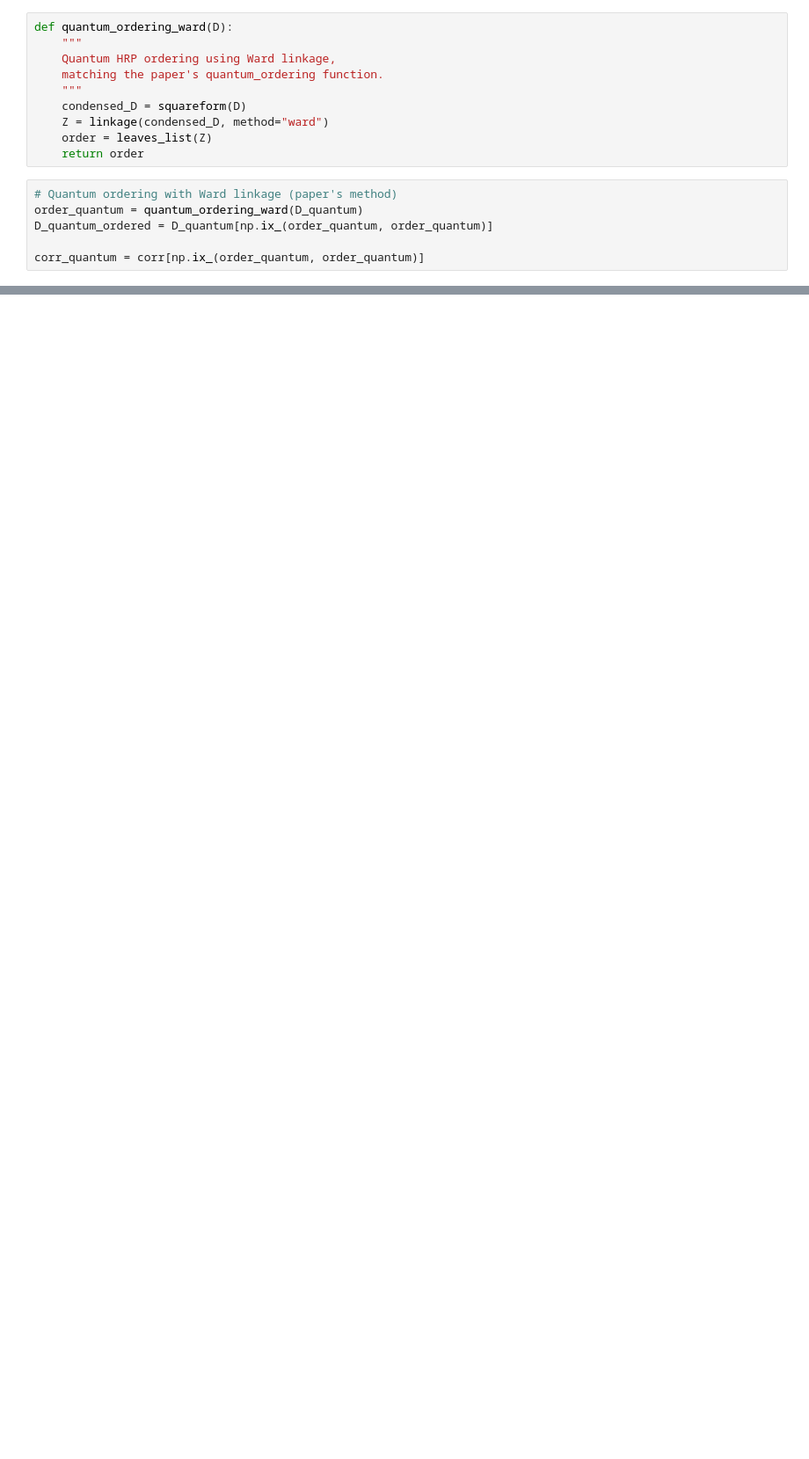
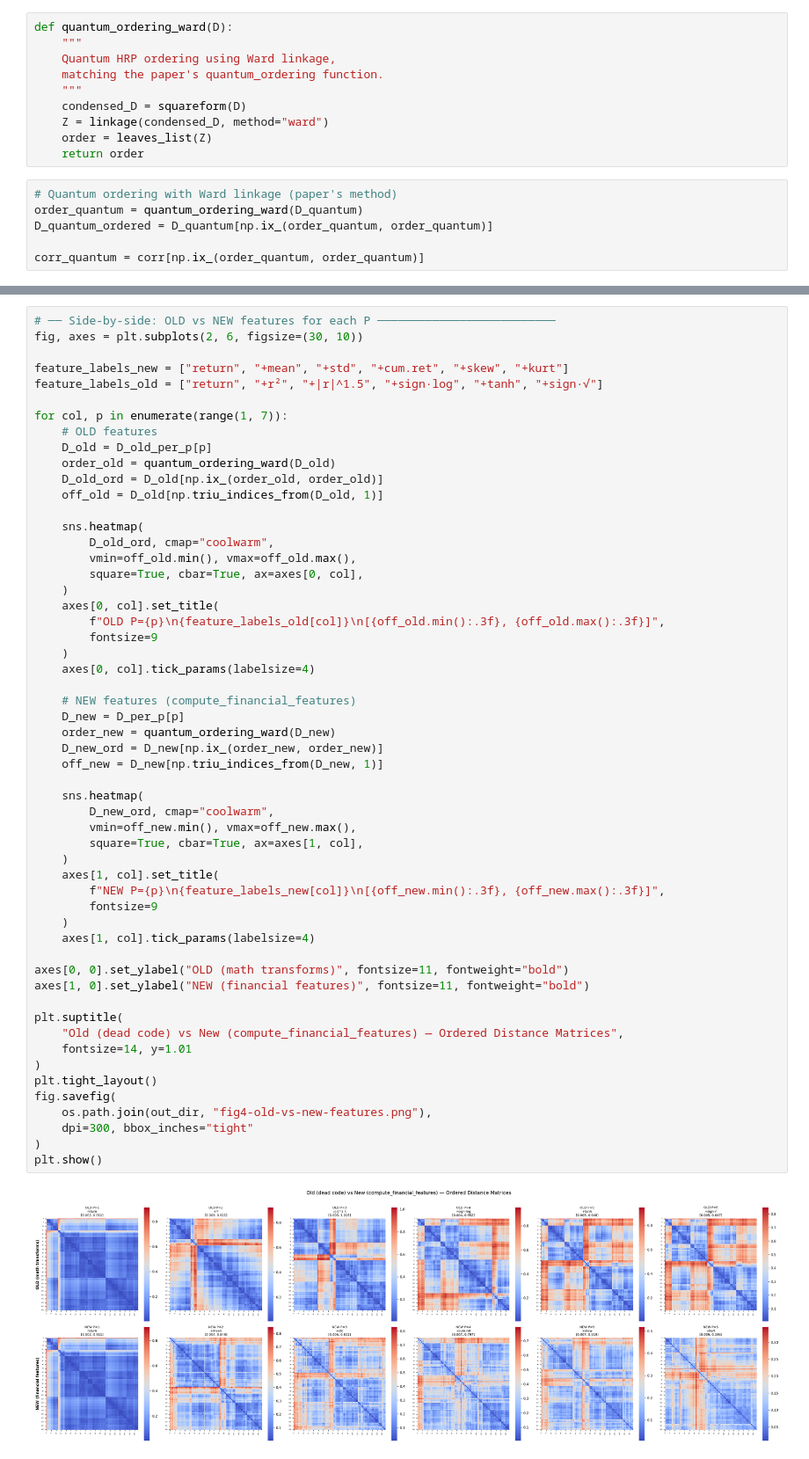
Before and after one commit to ikergs03/tfg-pricing-european-call-qae, a Jupyter notebook: src/qhrp_figure3_4/fig3_4.ipynb, the cells around one changed output, grey strips where cells are left out. Shown at 88% size. Cells and saved outputs as stored; diff of their text form; blank space fills up the shorter version.

```diff
--- a/src/qhrp_figure3_4/fig3_4.ipynb
+++ b/src/qhrp_figure3_4/fig3_4.ipynb
@@ -286,0 +306,57 @@ plt.show()
+# %%
+# ── Side-by-side: OLD vs NEW features for each P ──────────────────────────
+fig, axes = plt.subplots(2, 6, figsize=(30, 10))
+
+feature_labels_new = ["return", "+mean", "+std", "+cum.ret", "+skew", "+kurt"]
+feature_labels_old = ["return", "+r²", "+|r|^1.5", "+sign·log", "+tanh", "+sign·√"]
+
+for col, p in enumerate(range(1, 7)):
+    # OLD features
+    D_old = D_old_per_p[p]
+    order_old = quantum_ordering_ward(D_old)
+    D_old_ord = D_old[np.ix_(order_old, order_old)]
+    off_old = D_old[np.triu_indices_from(D_old, 1)]
+
+    sns.heatmap(
+        D_old_ord, cmap="coolwarm",
+        vmin=off_old.min(), vmax=off_old.max(),
+        square=True, cbar=True, ax=axes[0, col],
+    )
+    axes[0, col].set_title(
+        f"OLD P={p}\n{feature_labels_old[col]}\n[{off_old.min():.3f}, {off_old.max():.3f}]",
+        fontsize=9
+    )
+    axes[0, col].tick_params(labelsize=4)
+
+    # NEW features (compute_financial_features)
+    D_new = D_per_p[p]
+    order_new = quantum_ordering_ward(D_new)
+    D_new_ord = D_new[np.ix_(order_new, order_new)]
+    off_new = D_new[np.triu_indices_from(D_new, 1)]
+
+    sns.heatmap(
+        D_new_ord, cmap="coolwarm",
+        vmin=off_new.min(), vmax=off_new.max(),
+        square=True, cbar=True, ax=axes[1, col],
+    )
+    axes[1, col].set_title(
+        f"NEW P={p}\n{feature_labels_new[col]}\n[{off_new.min():.3f}, {off_new.max():.3f}]",
+        fontsize=9
+    )
+    axes[1, col].tick_params(labelsize=4)
+
+axes[0, 0].set_ylabel("OLD (math transforms)", fontsize=11, fontweight="bold")
+axes[1, 0].set_ylabel("NEW (financial features)", fontsize=11, fontweight="bold")
+
+plt.suptitle(
+    "Old (dead code) vs New (compute_financial_features) — Ordered Distance Matrices",
+    fontsize=14, y=1.01
+)
+plt.tight_layout()
+fig.savefig(
+    os.path.join(out_dir, "fig4-old-vs-new-features.png"),
+    dpi=300, bbox_inches="tight"
+)
+plt.show()
+# %% [output]
+[figure, added]
```
Also changed, not shown: parts of 11 cells of this notebook, 13 other files.
